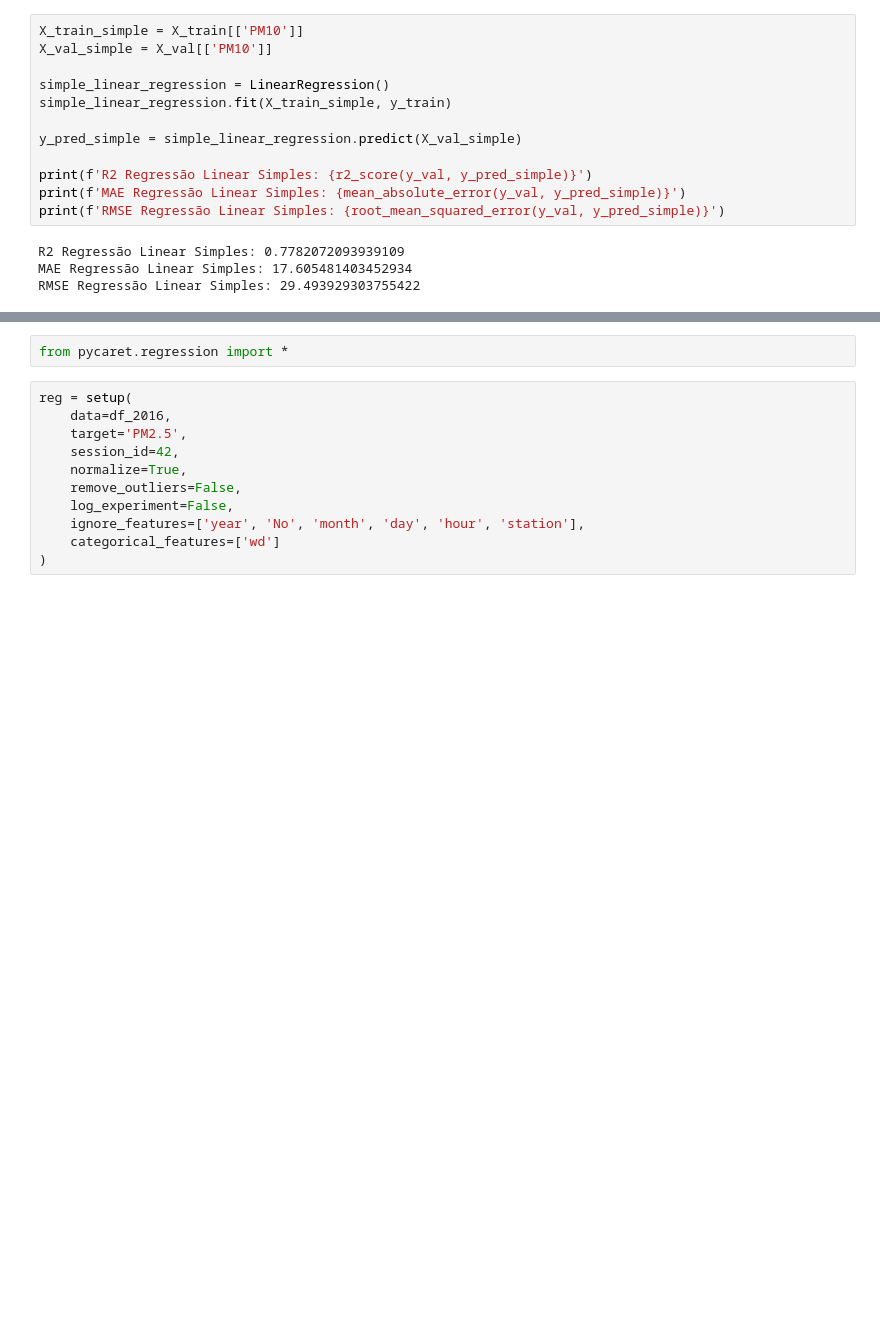
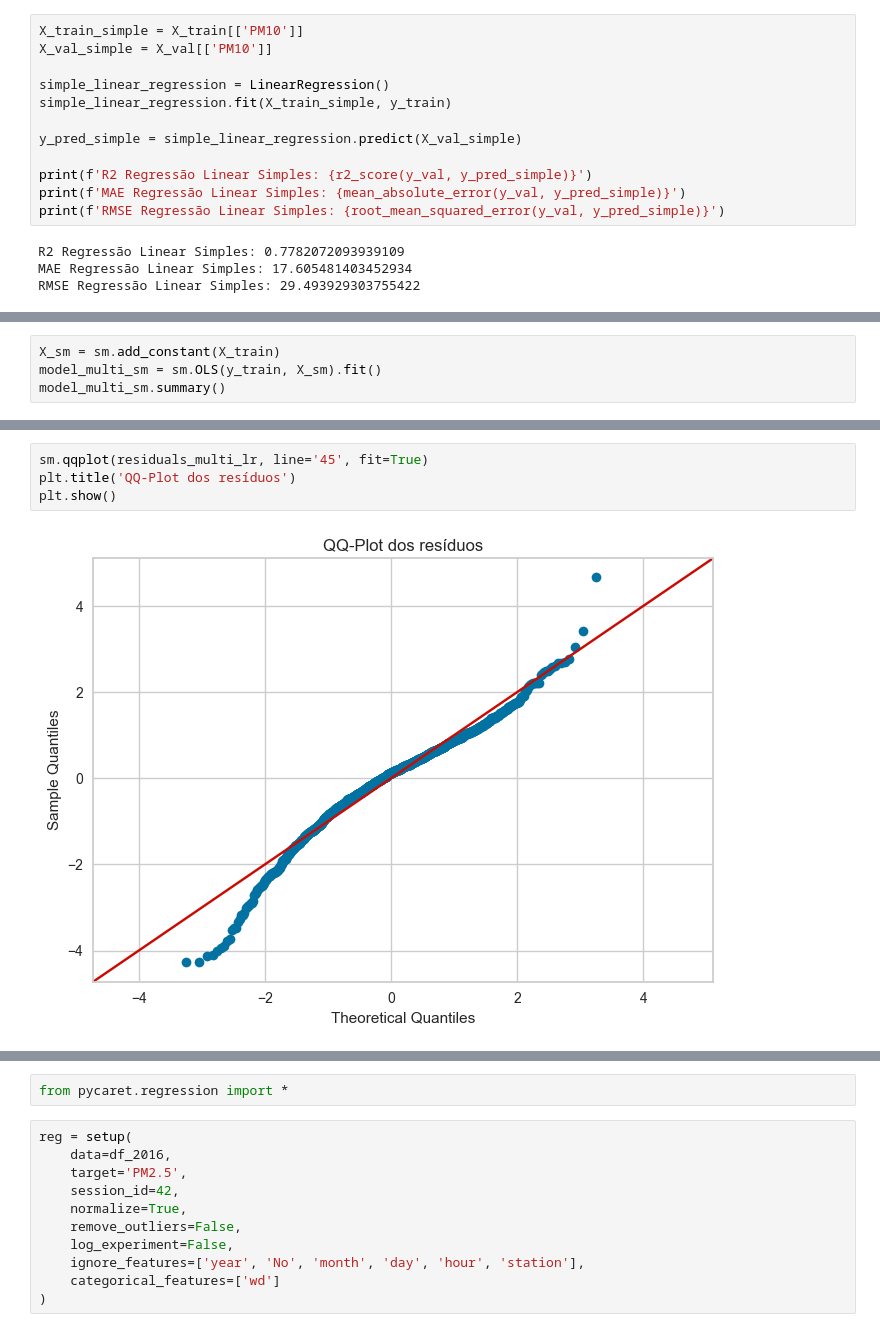
Before and after one commit to yagoschnorr/air-quality-analysis, a Jupyter notebook: analysis.ipynb, the cells around one changed output, grey strips where cells are left out. Drawn from its saved outputs; the diff is of its cells as text; blank space fills up the shorter version.

```diff
--- a/analysis.ipynb
+++ b/analysis.ipynb
@@ -257,0 +308,4 @@ RMSE Regressão Linear Simples: 29.493929303755422
+# %%
+X_sm = sm.add_constant(X_train)
+model_multi_sm = sm.OLS(y_train, X_sm).fit()
+model_multi_sm.summary()
@@ -257,0 +391,6 @@ RMSE Regressão Linear Simples: 29.493929303755422
+# %%
+sm.qqplot(residuals_multi_lr, line='45', fit=True)
+plt.title('QQ-Plot dos resíduos')
+plt.show()
+# %% [output]
+[figure, added]
```
Also changed, not shown: parts of 15 cells of this notebook.
